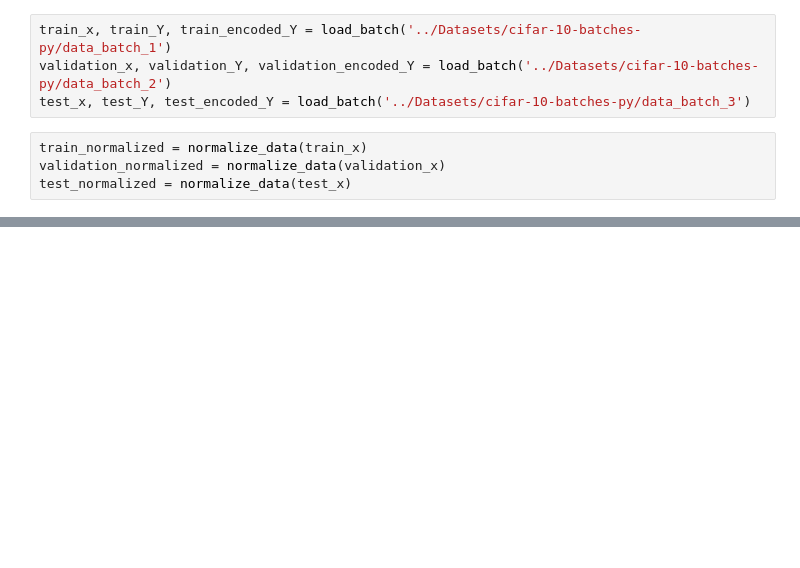
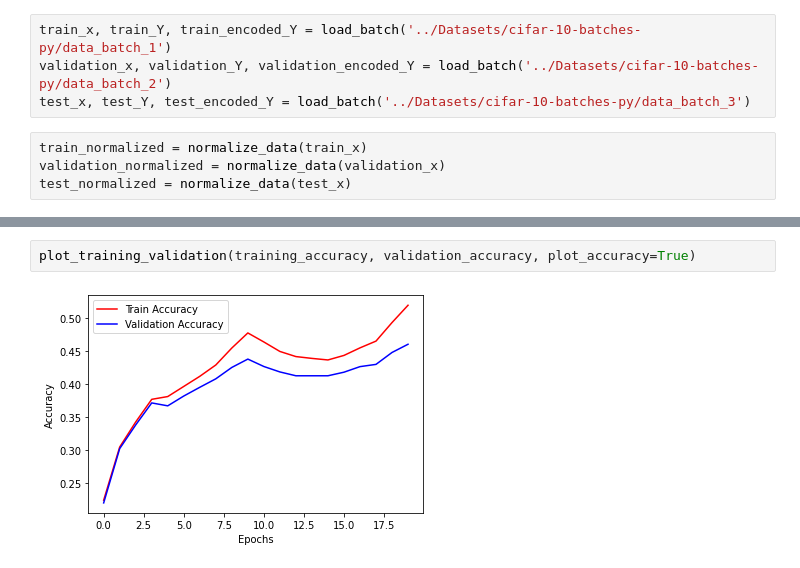
Before and after one commit to isakgamnes/DD2424_Deep_Learning, a Jupyter notebook: assignment_3/src/assignment_3.ipynb, the cells around one changed output, grey strips where cells are left out. Drawn from its saved outputs; the diff is of its cells as text; blank space fills up the shorter version.

```diff
--- a/assignment_3/src/assignment_3.ipynb
+++ b/assignment_3/src/assignment_3.ipynb
@@ -278,0 +649,4 @@ montage(test_images,2,2)
+# %%
+plot_training_validation(training_accuracy, validation_accuracy, plot_accuracy=True)
+# %% [output]
+[figure, added]
```
Also changed, not shown: parts of 46 cells of this notebook, 2 other files.
